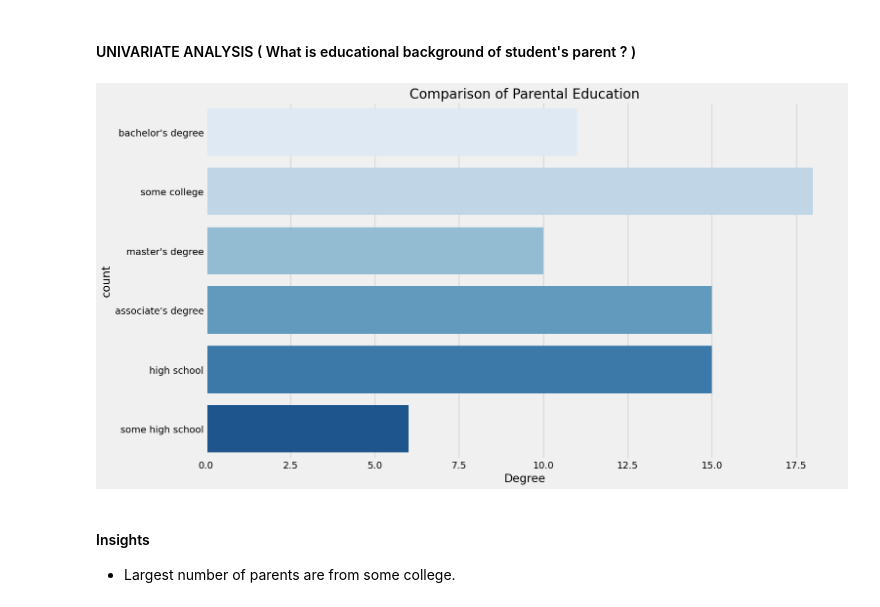
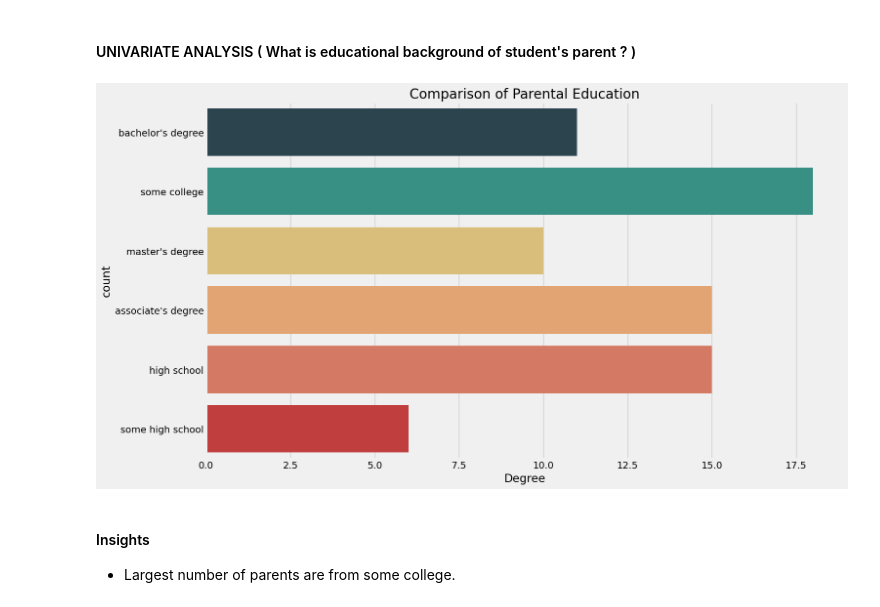
Before and after one commit to InfiniteLearn2268/Machine-Learning-Project, a Jupyter notebook: notebook/1 . EDA STUDENT PERFORMANCE .ipynb, the cells around one changed output. Drawn from its saved outputs; the diff is of its cells as text; code cells hidden in the pictures.

```diff
--- a/notebook/1 . EDA STUDENT PERFORMANCE .ipynb
+++ b/notebook/1 . EDA STUDENT PERFORMANCE .ipynb
@@ -534,14 +540,22 @@ for container in ax[2].containers:
 #### UNIVARIATE ANALYSIS ( What is educational background of student's parent ? )
 # %%
 plt.rcParams['figure.figsize'] = (15, 9)
+palette_1 = [
+    "#264653",
+    "#2A9D8F",
+    "#E9C46A",
+    "#F4A261",
+    "#E76F51",
+    "#D62828"
+]
 plt.style.use('fivethirtyeight')
-sns.countplot(df['parental_level_of_education'], palette = 'Blues')
+sns.countplot(df['parental_level_of_education'], palette = palette_1)
 plt.title('Comparison of Parental Education', fontweight = 30, fontsize = 20)
 plt.xlabel('Degree')
 plt.ylabel('count')
 plt.show()
 # %% [output]
-[figure, old version]
+[figure, new version]
 # %% [markdown]
 #### Insights
 - Largest number of parents are from some college.
```
Also changed, not shown: parts of 5 cells of this notebook, 6 other files.
